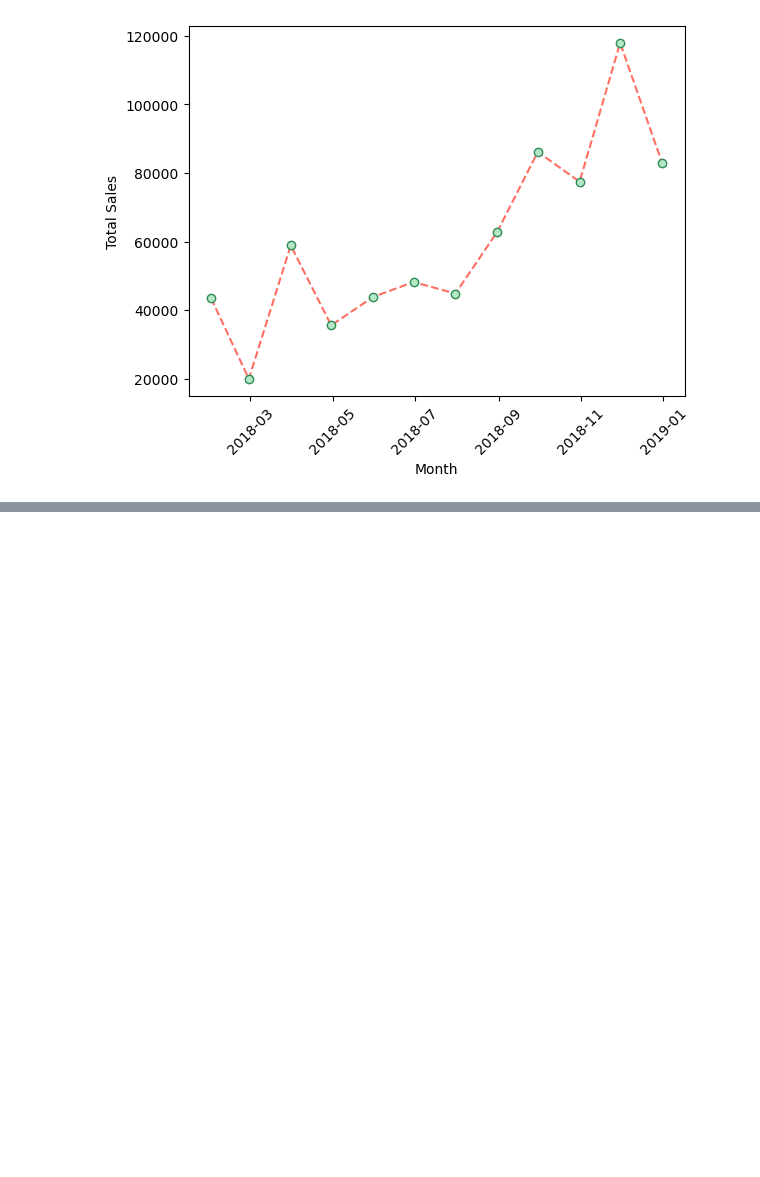
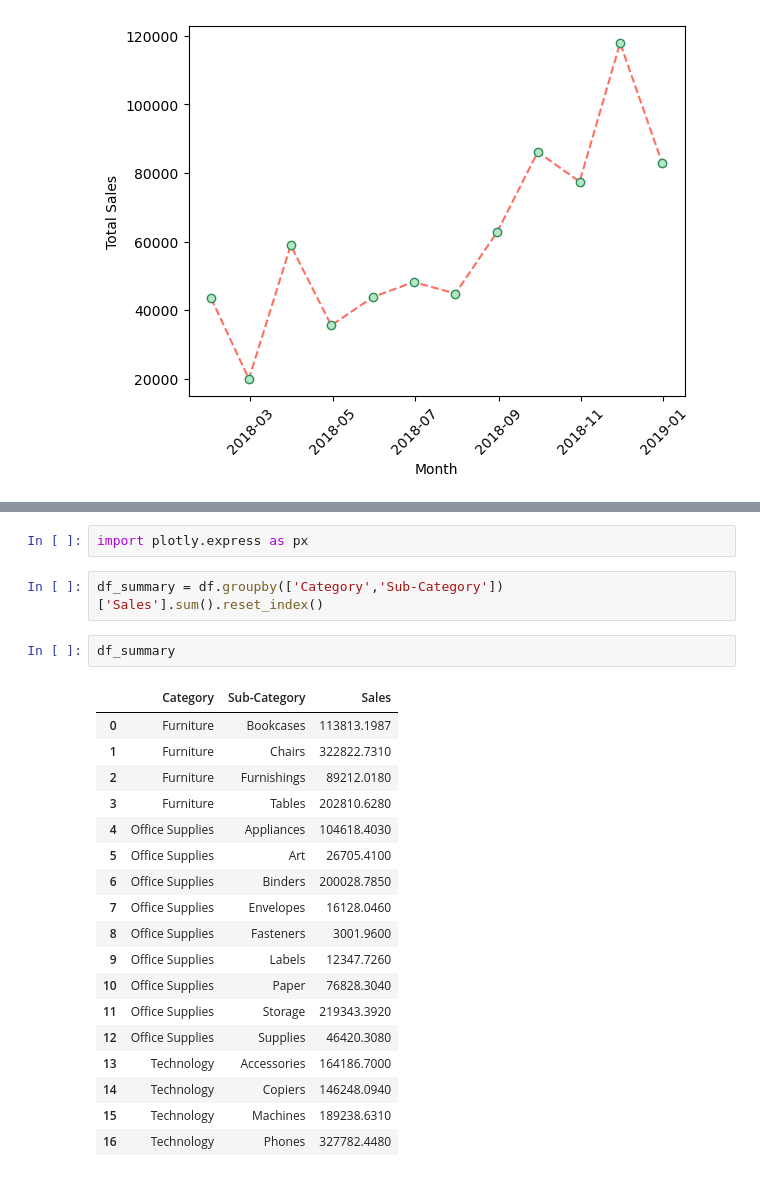
Before and after one commit to jagnajezierska/superstore_data_analysis, a Jupyter notebook: store_analysis.ipynb, the cells around one changed output, grey strips where cells are left out. Drawn from its saved outputs; the diff is of its cells as text; blank space fills up the shorter version.

```diff
--- a/store_analysis.ipynb
+++ b/store_analysis.ipynb
@@ -461,0 +504,25 @@ plt.show()
+# %%
+import plotly.express as px
+# %%
+df_summary = df.groupby(['Category','Sub-Category'])['Sales'].sum().reset_index()
+# %%
+df_summary
+# %% [output]
+|  | Category | Sub-Category | Sales |
+| 0 | Furniture | Bookcases | 113813.1987 |
+| 1 | Furniture | Chairs | 322822.7310 |
+| 2 | Furniture | Furnishings | 89212.0180 |
+| 3 | Furniture | Tables | 202810.6280 |
+| 4 | Office Supplies | Appliances | 104618.4030 |
+| 5 | Office Supplies | Art | 26705.4100 |
+| 6 | Office Supplies | Binders | 200028.7850 |
+| 7 | Office Supplies | Envelopes | 16128.0460 |
+| 8 | Office Supplies | Fasteners | 3001.9600 |
+| 9 | Office Supplies | Labels | 12347.7260 |
+| 10 | Office Supplies | Paper | 76828.3040 |
+| 11 | Office Supplies | Storage | 219343.3920 |
+| 12 | Office Supplies | Supplies | 46420.3080 |
+| 13 | Technology | Accessories | 164186.7000 |
+| 14 | Technology | Copiers | 146248.0940 |
+| 15 | Technology | Machines | 189238.6310 |
+| 16 | Technology | Phones | 327782.4480 |
```
Also changed, not shown: parts of 12 cells of this notebook.
